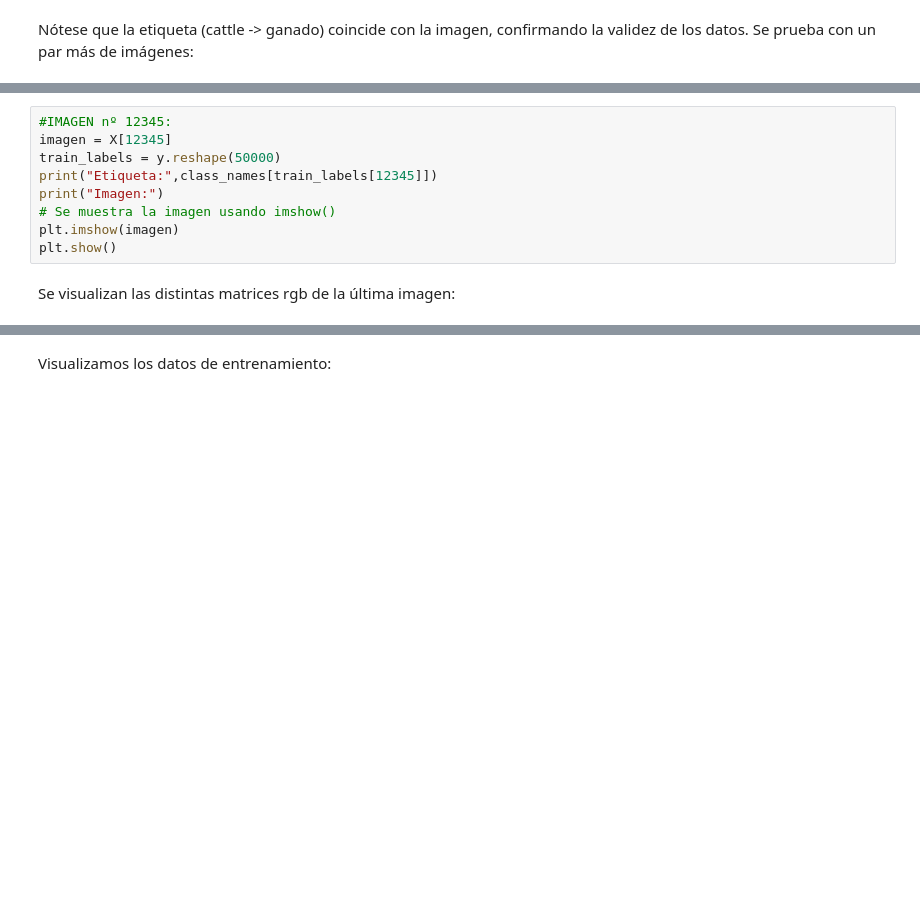
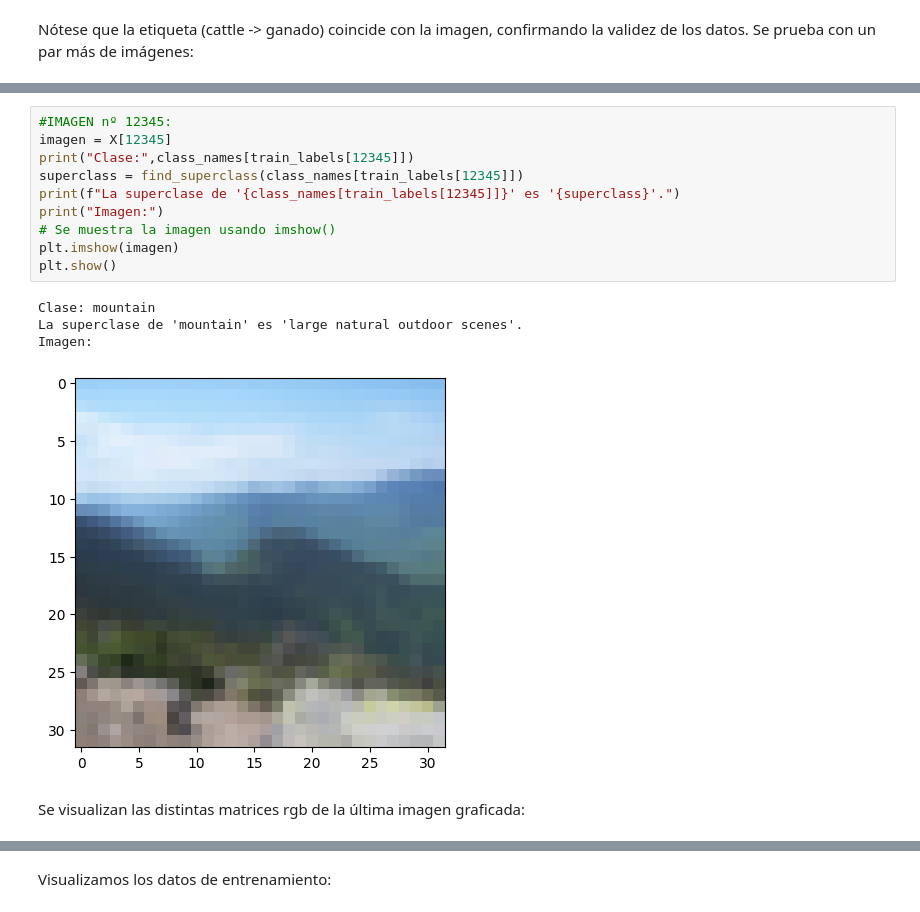
Before and after one commit to 9105507/APRENDIZAJE_AUTOMATICO_23_24, a Jupyter notebook: AA_PRACTICA3_GRUPO_7.ipynb, the cells around one changed output, grey strips where cells are left out. Drawn from its saved outputs; the diff is of its cells as text; blank space fills up the shorter version.

```diff
--- a/AA_PRACTICA3_GRUPO_7.ipynb
+++ b/AA_PRACTICA3_GRUPO_7.ipynb
@@ -286,14 +310,20 @@ plt.show()
 # %%
 #IMAGEN nº 12345:
 imagen = X[12345]
-train_labels = y.reshape(50000)
-print("Etiqueta:",class_names[train_labels[12345]])
+print("Clase:",class_names[train_labels[12345]])
+superclass = find_superclass(class_names[train_labels[12345]])
+print(f"La superclase de '{class_names[train_labels[12345]]}' es '{superclass}'.")
 print("Imagen:")
 # Se muestra la imagen usando imshow()
 plt.imshow(imagen)
 plt.show()
+# %% [output]
+Clase: mountain
+La superclase de 'mountain' es 'large natural outdoor scenes'.
+Imagen:
+[figure, added]
 # %% [markdown]
-Se visualizan las distintas matrices rgb de la última imagen:
+Se visualizan las distintas matrices rgb de la última imagen graficada:
 # %%
 for i, color in enumerate(['ROJO', 'VERDE', 'AZUL']):
     # Se extrae la matriz del canal de color actual
```
Also changed, not shown: parts of 15 cells of this notebook.
